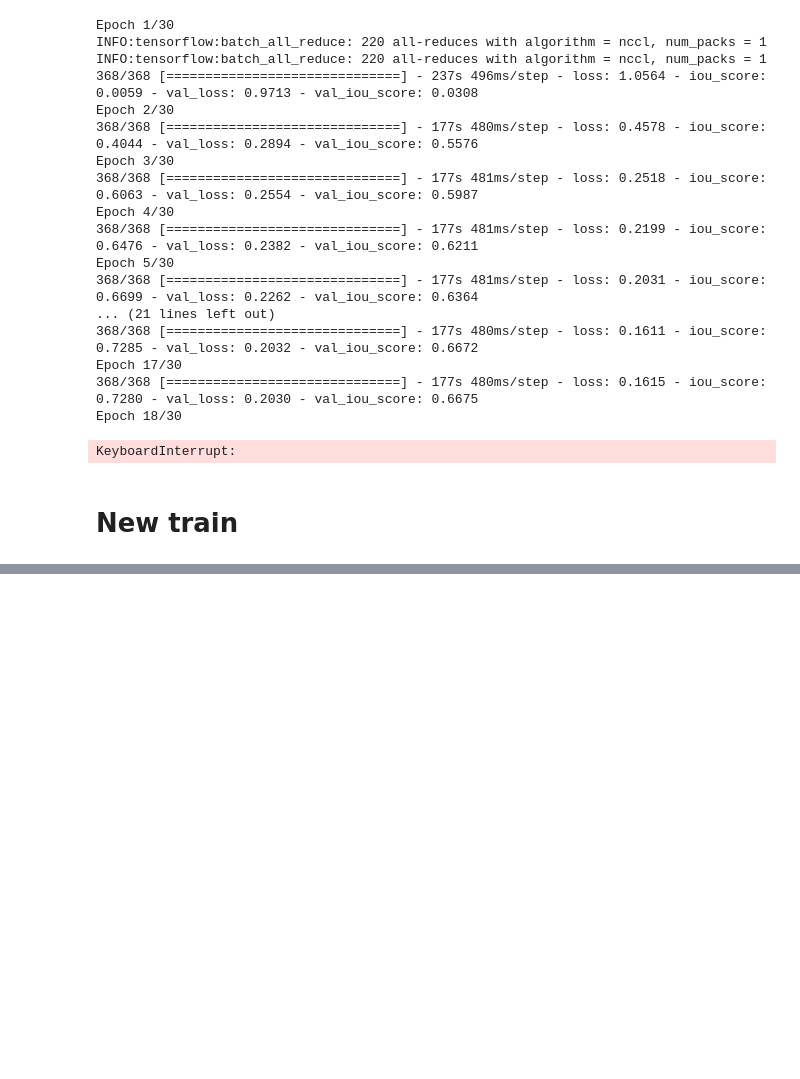
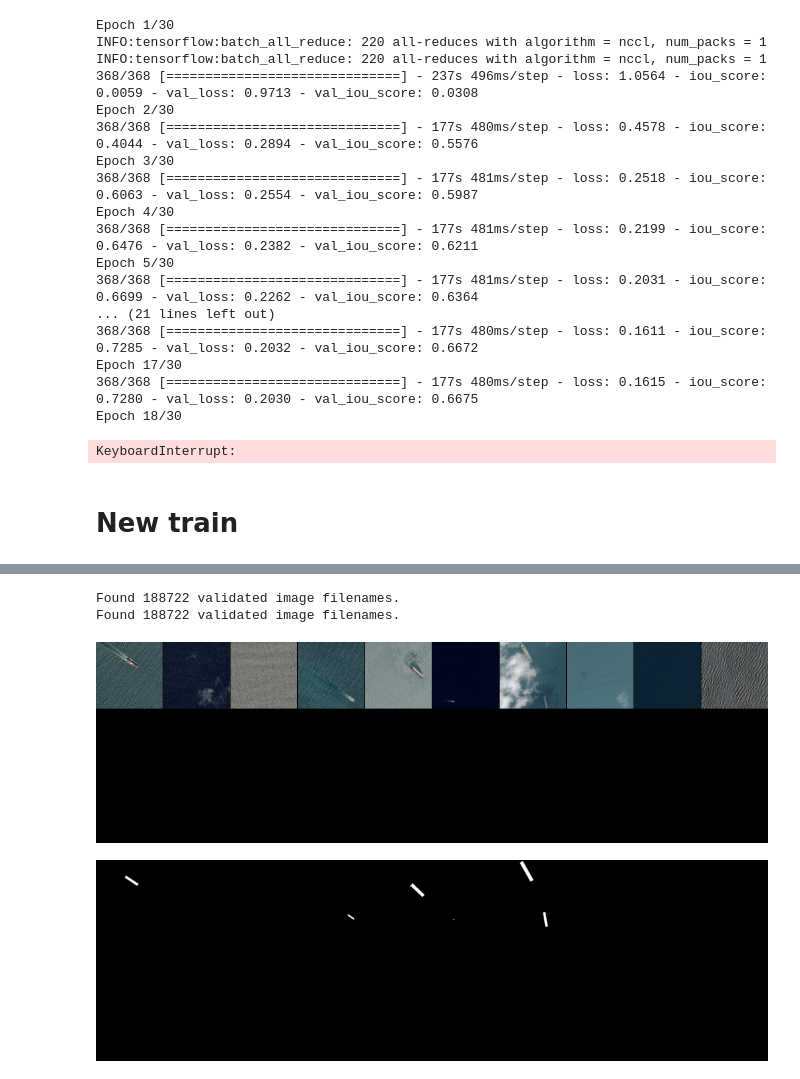
Before and after one commit to yashchks87/ship_segmentation, a Jupyter notebook: notebooks/u_net_diff_paths.ipynb, the cells around one changed output, grey strips where cells are left out. Saved outputs shown, nothing was run; the diff lists cells and outputs as text; code cells hidden in the pictures; blank space fills up the shorter version.

Commit message:
New version of data processing is added.

```diff
--- a/notebooks/u_net_diff_paths.ipynb
+++ b/notebooks/u_net_diff_paths.ipynb
@@ -32,13 +32,13 @@ image_ids, pixels = csv_file['ImageId'].values.tolist(), csv_file['EncodedPixels
 csv_file['fixed_inputs'] = csv_file['ImageId'].apply(lambda x: '/home/ubuntu/ml-data-training/ship_segmentation_data/train_v2/' + x)
 csv_file['mask_paths'] = csv_file['ImageId'].apply(lambda x: '../../ml-data-training/ship_segmentation_data/masks_v1/train/' + x.split('.')[0] + '.' + 'png')
 # %%
-for x in csv_file['fixed_inputs'].values.tolist():
-    if os.path.exists(x) == False:
-        print(x)
+# for x in csv_file['fixed_inputs'].values.tolist():
+#     if os.path.exists(x) == False:
+#         print(x)
 # %%
-for x in csv_file['mask_paths'].values.tolist():
-    if os.path.exists(x) == False:
-        print(x)
+# for x in csv_file['mask_paths'].values.tolist():
+#     if os.path.exists(x) == False:
+#         print(x)
 # %%
 csv_file = csv_file[csv_file['fixed_inputs'] != '/home/ubuntu/ml-data-training/ship_segmentation_data/train_v2/6384c3e78.jpg']
 # %%
@@ -847,0 +878,10 @@ KeyboardInterrupt:
+# %%
+seed = 1
+image_datagen = keras.preprocessing.image.ImageDataGenerator(horizontal_flip=True, preprocessing_function=rescale_fun)
+img_gen = image_datagen.flow_from_dataframe(train, x_col='fixed_inputs', class_mode=None, target_size=(256, 256), batch_size=128, shuffle=False, seed=seed)
+
+mask_datagen = keras.preprocessing.image.ImageDataGenerator(horizontal_flip=True, preprocessing_function=rescale_fun)
+mask_gen = mask_datagen.flow_from_dataframe(train, x_col='mask_paths', class_mode=None, target_size=(256, 256), batch_size=128, shuffle=False, seed=seed)
+# %% [output]
+Found 188722 validated image filenames.
+Found 188722 validated image filenames.
@@ -847,0 +890,25 @@ KeyboardInterrupt:
+# %%
+def show_dataset_with_mask(thumb_size, cols, rows, ds):
+    mosaic = PIL.Image.new(mode='RGB', size=(thumb_size*cols + (cols-1), thumb_size*rows + (rows-1)))
+    mosaic1 = PIL.Image.new(mode='RGB', size=(thumb_size*cols + (cols-1), thumb_size*rows + (rows-1)))
+    for idx, data in enumerate(iter(ds)):
+        img_, masks_ = data[0], data[1]
+        for x in range(len(img_)):
+            ix  = x % cols
+            iy  = x // cols
+            img = np.clip(img_[x], 0, 255).astype(np.uint8)
+            img = PIL.Image.fromarray(img)
+            img = img.resize((thumb_size, thumb_size), resample=PIL.Image.BILINEAR)
+            mosaic.paste(img, (ix*thumb_size + ix, iy*thumb_size + iy))
+            mask = np.clip(masks_[x], 0, 255).astype(np.uint8)
+            mask = PIL.Image.fromarray(mask)
+            mask = mask.resize((thumb_size, thumb_size), resample=PIL.Image.BILINEAR)
+            mosaic1.paste(mask, (ix*thumb_size + ix, iy*thumb_size + iy))
+        break
+    display(mosaic)
+    display(mosaic1)
+# %%
+show_dataset_with_mask(100, 10, 3, test_gen)
+# %% [output]
+[figure, added]
+[figure, added]
```
Also changed, not shown: parts of 18 cells of this notebook.
